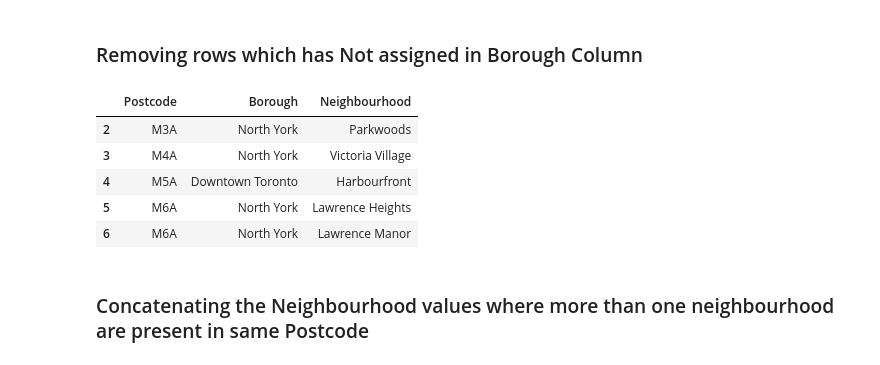
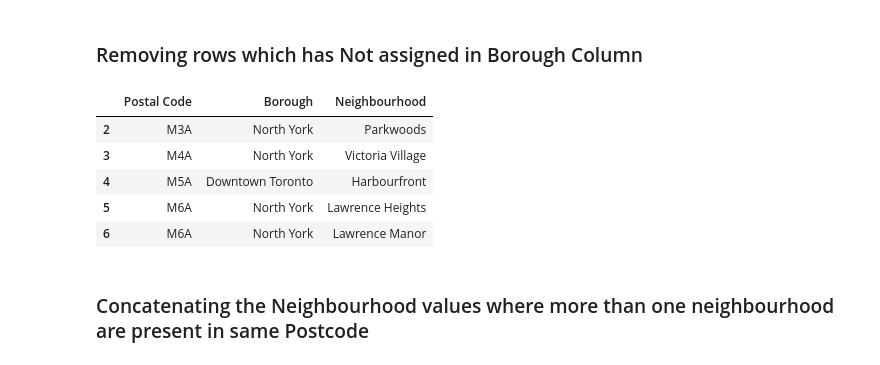
Before and after one commit to Noopur03/Segmenting-and-Clustering, a Jupyter notebook: Segmenting and Clustering Neighborhoods.ipynb, the cells around one changed output. Drawn from its saved outputs; the diff is of its cells as text; code cells hidden in the pictures.

```diff
--- a/Segmenting and Clustering Neighborhoods.ipynb
+++ b/Segmenting and Clustering Neighborhoods.ipynb
@@ -46,9 +46,10 @@ data_frame.head()
 ### Removing rows which has Not assigned in Borough Column
 # %%
 df = data_frame[data_frame.Borough != "Not assigned"]
+df.rename(columns = {"Postcode": "Postal Code"}, inplace = True)
 df.head()
 # %% [output]
-|  | Postcode | Borough | Neighbourhood |
+|  | Postal Code | Borough | Neighbourhood |
 | 2 | M3A | North York | Parkwoods |
 | 3 | M4A | North York | Victoria Village |
 | 4 | M5A | Downtown Toronto | Harbourfront |
```
Also changed, not shown: parts of 5 cells of this notebook.
